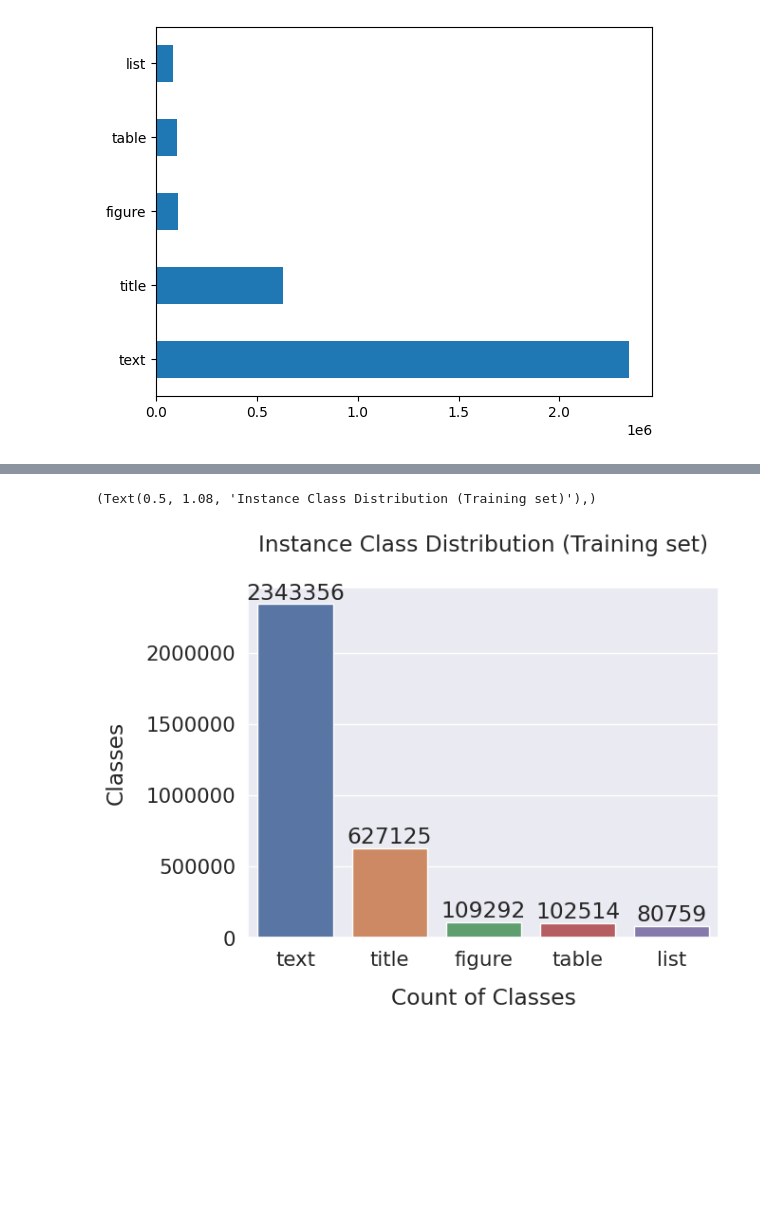
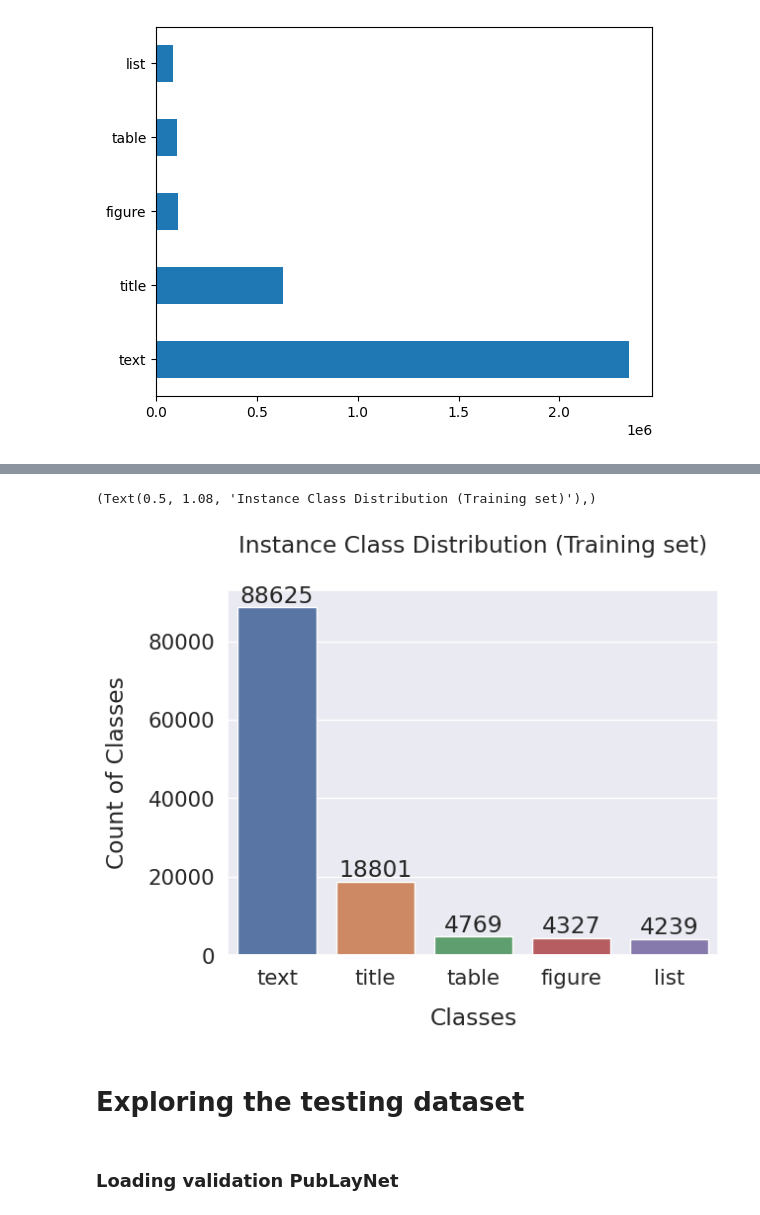
Before and after one commit to Abhishek92kumar/LJMU, a Jupyter notebook: exploring_PubLayNet_dataset.ipynb, the cells around one changed output, grey strips where cells are left out. Saved outputs shown, nothing was run; the diff lists cells and outputs as text; code cells hidden in the pictures; blank space fills up the shorter version.

```diff
--- a/exploring_PubLayNet_dataset.ipynb
+++ b/exploring_PubLayNet_dataset.ipynb
@@ -169,8 +169,8 @@ Datasets are just `.tar` archives containing training files. For PubLayNet, each
 100  313M  100  313M    0     0  24.9M      0  0:00:12  0:00:12 --:--:-- 22.6M
 # %%
 import json
-f = open('/content/publaynet/train.json',)
-# f = open('examples/samples.json',)
+# f = open('/content/publaynet/train.json',)
+f = open('examples/samples.json',)
 
 # thing_classes  = []
 # category_name_to_id = {}
@@ -248,17 +241,21 @@ ax = df.plot.bar(rot=0)
 # %%
 import seaborn as sns
 import matplotlib.pyplot as plt
 
 sns.set(font_scale=1.4)
 
 ax =sns.barplot(x=category.value_counts().index, y=category.value_counts())
-plt.xlabel("Count of Classes", labelpad=14)
-plt.ylabel("Classes", labelpad=14)
+plt.ylabel("Count of Classes", labelpad=14)
+plt.xlabel("Classes", labelpad=14)
 plt.ticklabel_format(style='plain', axis='y')
 
 ax.bar_label(ax.containers[0], labels=[f'{x.get_height():.0f}' for x in ax.containers[0]])
 
 plt.title('Instance Class Distribution (Training set)', y=1.08),
 # %% [output]
 (Text(0.5, 1.08, 'Instance Class Distribution (Training set)'),)
-[figure, old version]
+[figure, new version]
+# %% [markdown]
+# Exploring the testing dataset
+# %% [markdown]
+### Loading validation PubLayNet
```
Also changed, not shown: parts of 16 cells of this notebook.
